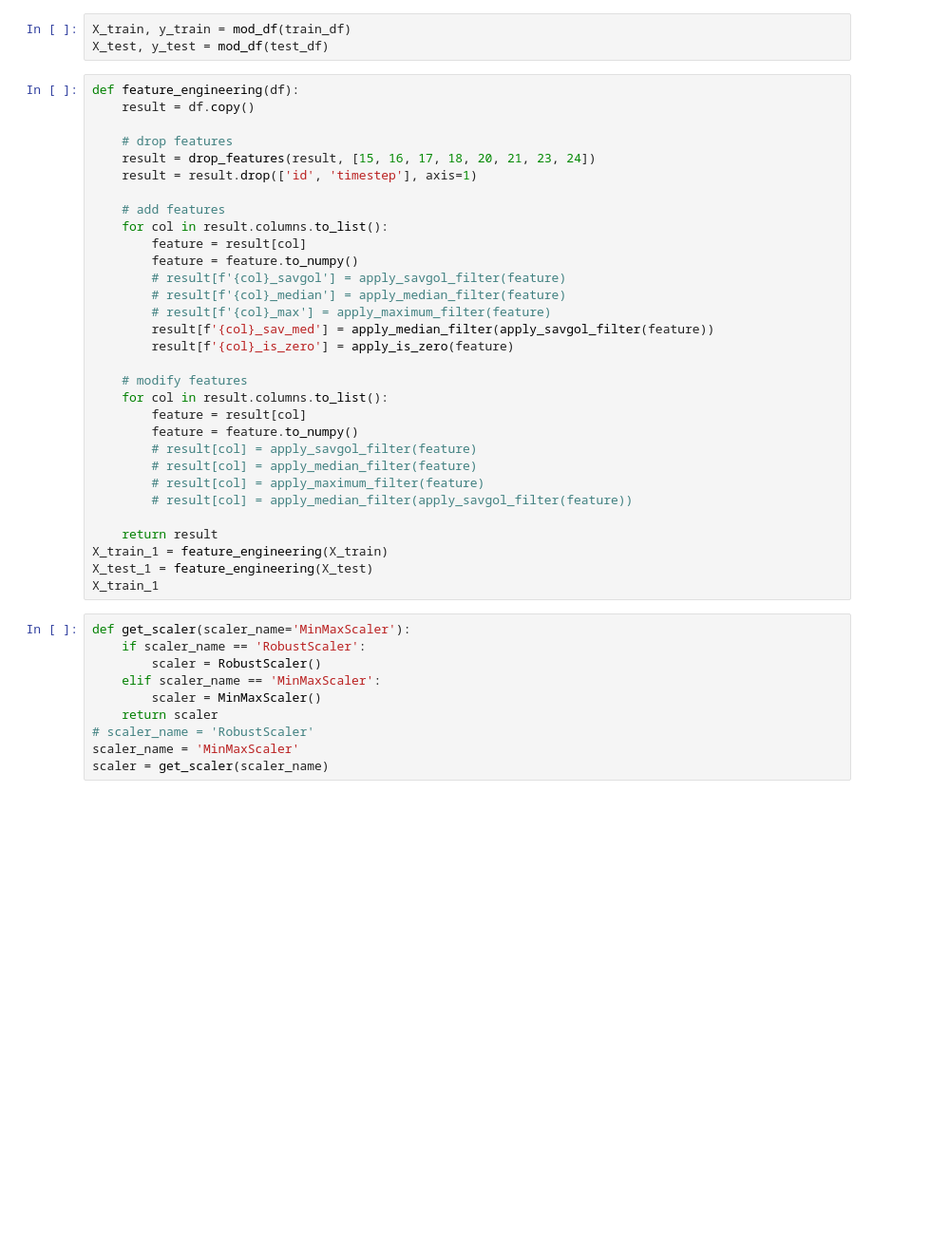
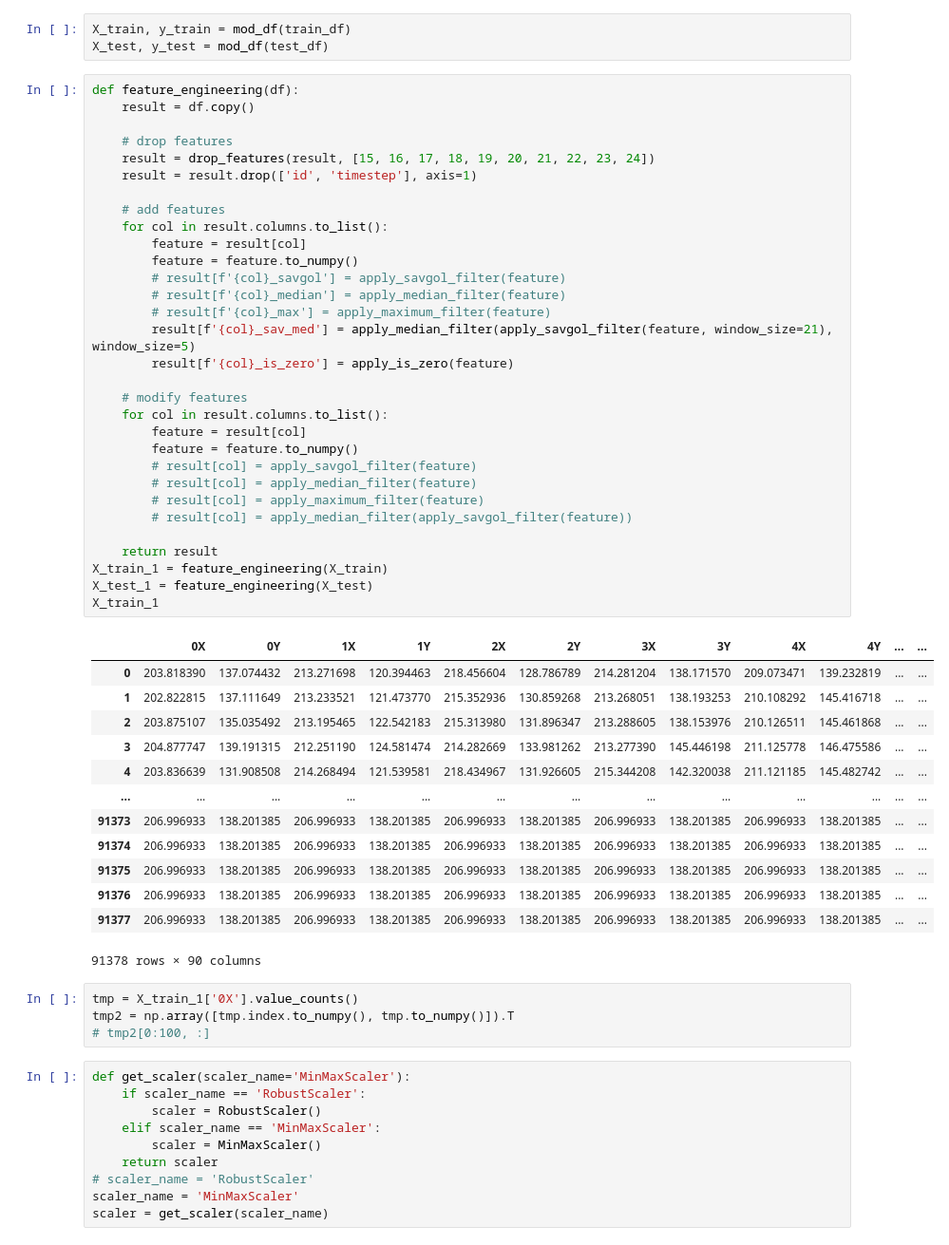
Before and after one commit to Stickman008/parkinson-disease-severity-levels-classifying, a Jupyter notebook: train_main.ipynb, the cells around one changed output. Shown at 95% size. Drawn from its saved outputs; the diff is of its cells as text; blank space fills up the shorter version.

```diff
--- a/train_main.ipynb
+++ b/train_main.ipynb
@@ -29,34 +31,52 @@ X_test, y_test = mod_df(test_df)
 # %%
 def feature_engineering(df):
     result = df.copy()
 
     # drop features
-    result = drop_features(result, [15, 16, 17, 18, 20, 21, 23, 24])
+    result = drop_features(result, [15, 16, 17, 18, 19, 20, 21, 22, 23, 24])
     result = result.drop(['id', 'timestep'], axis=1)
 
     # add features
     for col in result.columns.to_list():
         feature = result[col]
         feature = feature.to_numpy()
         # result[f'{col}_savgol'] = apply_savgol_filter(feature)
         # result[f'{col}_median'] = apply_median_filter(feature)
         # result[f'{col}_max'] = apply_maximum_filter(feature)
-        result[f'{col}_sav_med'] = apply_median_filter(apply_savgol_filter(feature))
+        result[f'{col}_sav_med'] = apply_median_filter(apply_savgol_filter(feature, window_size=21), window_size=5)
         result[f'{col}_is_zero'] = apply_is_zero(feature)
 
     # modify features
     for col in result.columns.to_list():
         feature = result[col]
         feature = feature.to_numpy()
         # result[col] = apply_savgol_filter(feature)
         # result[col] = apply_median_filter(feature)
         # result[col] = apply_maximum_filter(feature)
         # result[col] = apply_median_filter(apply_savgol_filter(feature))
 
     return result
 X_train_1 = feature_engineering(X_train)
 X_test_1 = feature_engineering(X_test)
 X_train_1
+# %% [output]
+|  | 0X | 0Y | 1X | 1Y | 2X | 2Y | 3X | 3Y | 4X | 4Y | ... | ... |
+| 0 | 203.818390 | 137.074432 | 213.271698 | 120.394463 | 218.456604 | 128.786789 | 214.281204 | 138.171570 | 209.073471 | 139.232819 | ... | ... |
+| 1 | 202.822815 | 137.111649 | 213.233521 | 121.473770 | 215.352936 | 130.859268 | 213.268051 | 138.193253 | 210.108292 | 145.416718 | ... | ... |
+| 2 | 203.875107 | 135.035492 | 213.195465 | 122.542183 | 215.313980 | 131.896347 | 213.288605 | 138.153976 | 210.126511 | 145.461868 | ... | ... |
+| 3 | 204.877747 | 139.191315 | 212.251190 | 124.581474 | 214.282669 | 133.981262 | 213.277390 | 145.446198 | 211.125778 | 146.475586 | ... | ... |
+| 4 | 203.836639 | 131.908508 | 214.268494 | 121.539581 | 218.434967 | 131.926605 | 215.344208 | 142.320038 | 211.121185 | 145.482742 | ... | ... |
+| ... | ... | ... | ... | ... | ... | ... | ... | ... | ... | ... | ... | ... |
+| 91373 | 206.996933 | 138.201385 | 206.996933 | 138.201385 | 206.996933 | 138.201385 | 206.996933 | 138.201385 | 206.996933 | 138.201385 | ... | ... |
+| 91374 | 206.996933 | 138.201385 | 206.996933 | 138.201385 | 206.996933 | 138.201385 | 206.996933 | 138.201385 | 206.996933 | 138.201385 | ... | ... |
+| 91375 | 206.996933 | 138.201385 | 206.996933 | 138.201385 | 206.996933 | 138.201385 | 206.996933 | 138.201385 | 206.996933 | 138.201385 | ... | ... |
+| 91376 | 206.996933 | 138.201385 | 206.996933 | 138.201385 | 206.996933 | 138.201385 | 206.996933 | 138.201385 | 206.996933 | 138.201385 | ... | ... |
+| 91377 | 206.996933 | 138.201385 | 206.996933 | 138.201385 | 206.996933 | 138.201385 | 206.996933 | 138.201385 | 206.996933 | 138.201385 | ... | ... |
+91378 rows × 90 columns
+# %%
+tmp = X_train_1['0X'].value_counts()
+tmp2 = np.array([tmp.index.to_numpy(), tmp.to_numpy()]).T
+# tmp2[0:100, :]
 # %%
 def get_scaler(scaler_name='MinMaxScaler'):
     if scaler_name == 'RobustScaler':
```
Also changed, not shown: parts of 10 cells of this notebook, 8 other files.
